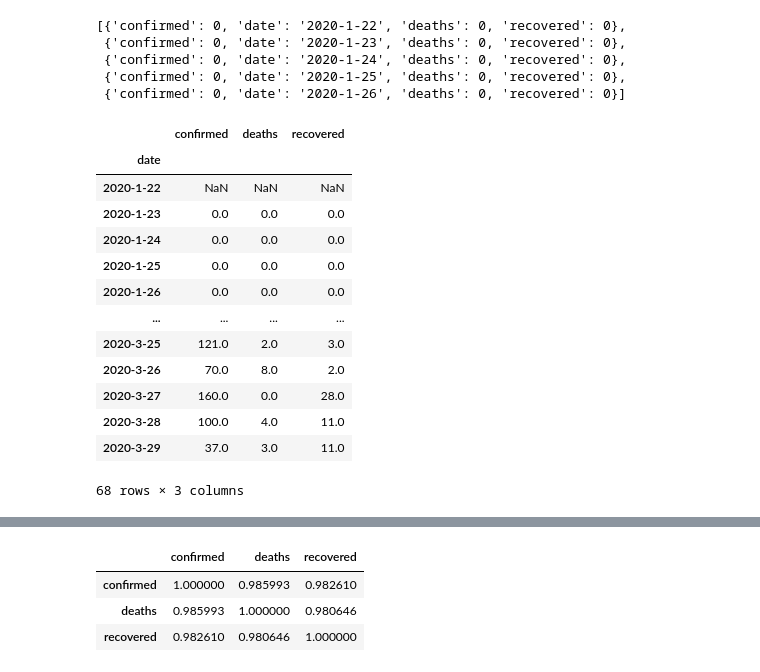
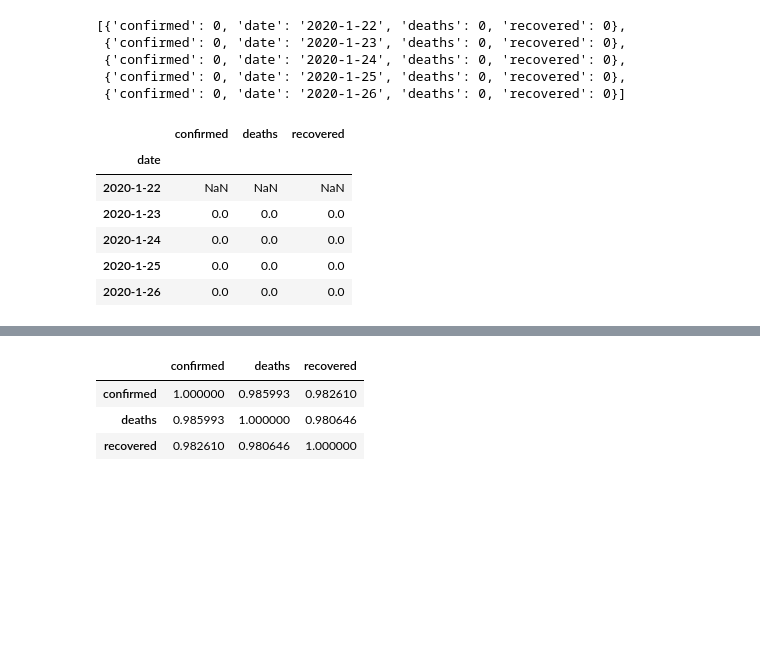
Before and after one commit to l4zy0n3/Python, a Jupyter notebook: India.ipynb, the cells around one changed output, grey strips where cells are left out. Cells and saved outputs as stored; diff of their text form; code cells hidden in the pictures; blank space fills up the shorter version.

```diff
--- a/India.ipynb
+++ b/India.ipynb
@@ -5,3 +12,5 @@ import plotly.graph_objects as go
+# %%
+country = 'India'
 # %%
 timeseries = json.loads(requests.get('https://pomber.github.io/covid19/timeseries.json').text)
 # %%
@@ -14,26 +23,19 @@ timeseries['India'][0:5]
  {'confirmed': 0, 'date': '2020-1-25', 'deaths': 0, 'recovered': 0},
  {'confirmed': 0, 'date': '2020-1-26', 'deaths': 0, 'recovered': 0}]
 # %%
-df = pd.DataFrame.from_dict(timeseries['India'])
+df = pd.DataFrame.from_dict(timeseries[country])
 # %%
 df = df.set_index('date')
 diff_data = df.diff()
-diff_data
+diff_data.head()
 # %% [output]
 |  | confirmed | deaths | recovered |
 | date |  |  |  |
 | 2020-1-22 | NaN | NaN | NaN |
 | 2020-1-23 | 0.0 | 0.0 | 0.0 |
 | 2020-1-24 | 0.0 | 0.0 | 0.0 |
 | 2020-1-25 | 0.0 | 0.0 | 0.0 |
 | 2020-1-26 | 0.0 | 0.0 | 0.0 |
-| ... | ... | ... | ... |
-| 2020-3-25 | 121.0 | 2.0 | 3.0 |
-| 2020-3-26 | 70.0 | 8.0 | 2.0 |
-| 2020-3-27 | 160.0 | 0.0 | 28.0 |
-| 2020-3-28 | 100.0 | 4.0 | 11.0 |
-| 2020-3-29 | 37.0 | 3.0 | 11.0 |
-68 rows × 3 columns
 # %%
 fig = go.Figure(data=[
                       go.Scatter(name='Total cases', x=df.index, y=df['confirmed']),
```
Also changed, not shown: parts of 22 cells of this notebook.
